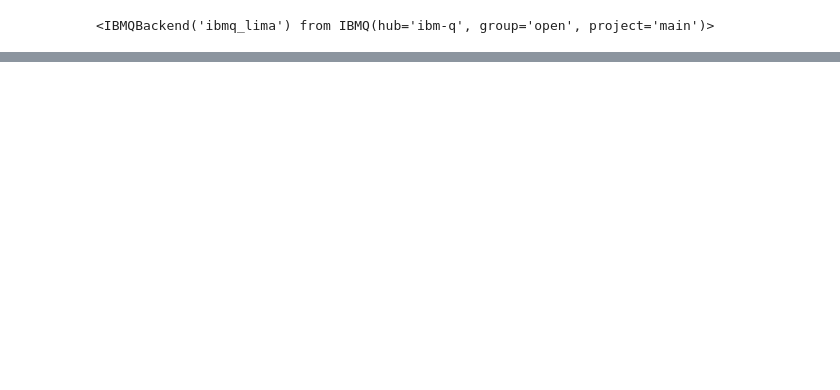
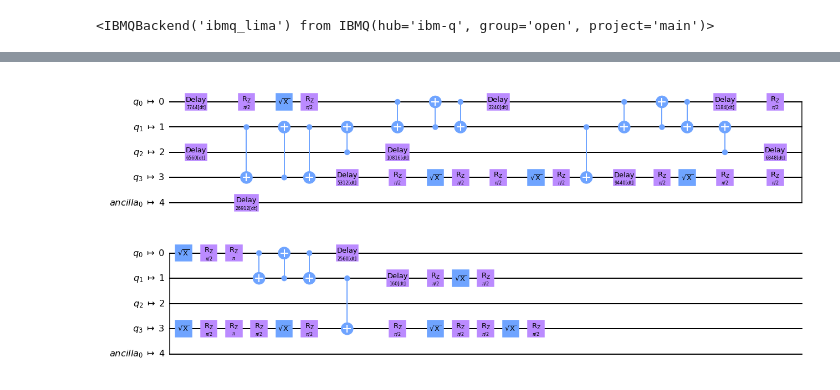
Before and after one commit to caslab-code/qc-antivirus, a Jupyter notebook: misc/practice_notebooks/grover2qbit_with_mal.ipynb, the cells around one changed output, grey strips where cells are left out. Cells and saved outputs as stored; diff of their text form; code cells hidden in the pictures; blank space fills up the shorter version.

```diff
--- a/misc/practice_notebooks/grover2qbit_with_mal.ipynb
+++ b/misc/practice_notebooks/grover2qbit_with_mal.ipynb
@@ -189,0 +268,4 @@ backend
+# %%
+new_circ_lv0.draw('mpl')
+# %% [output]
+[figure, added]
```
Also changed, not shown: parts of 18 cells of this notebook, 12 other files.
